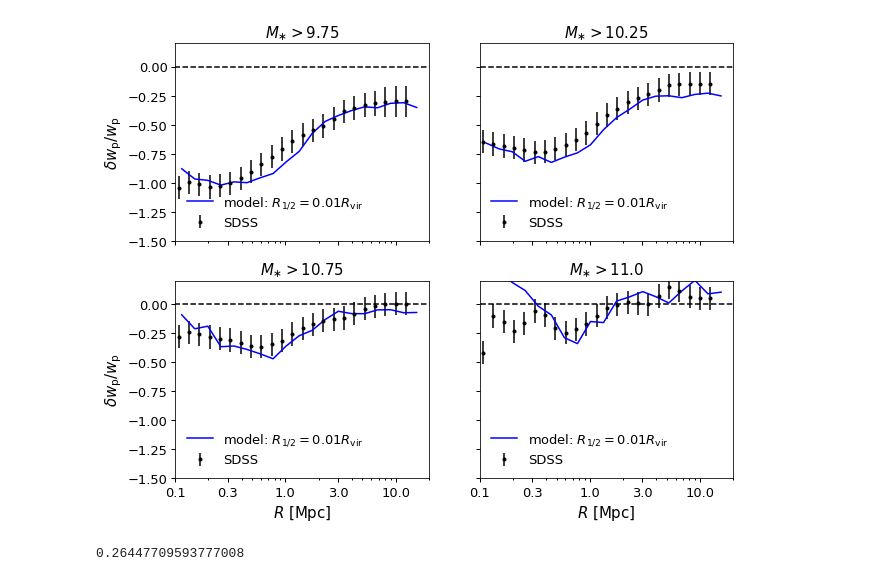
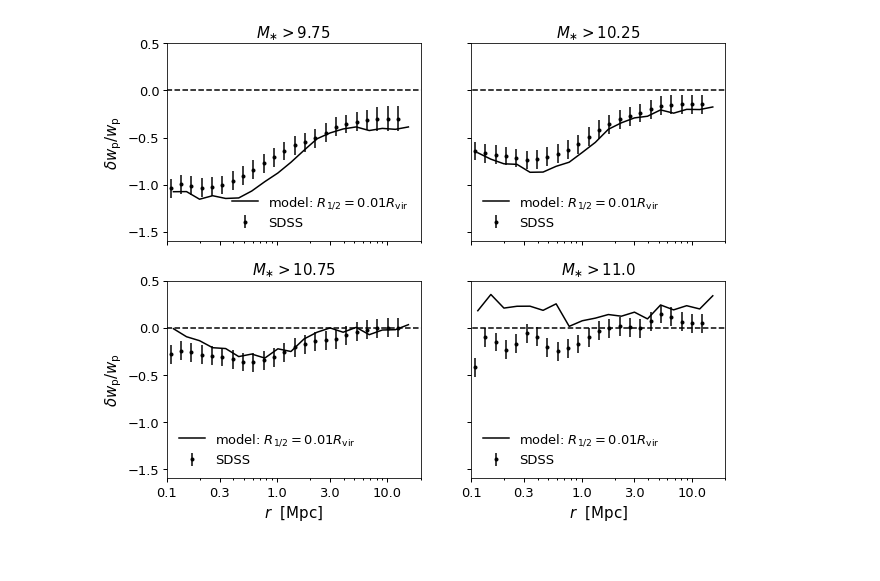
Before and after one commit to aphearin/galsize_models, a Jupyter notebook: notebooks/sham_based_penultimate_results.ipynb, the cells around one changed output. Drawn from its saved outputs; the diff is of its cells as text; code cells hidden in the pictures.

Commit message:
Finished hand-tuning SHAM orphan treatment. Migrated choice into load_baseline_catalogs

```diff
--- a/notebooks/sham_based_penultimate_results.ipynb
+++ b/notebooks/sham_based_penultimate_results.ipynb
@@ -27,13 +27,13 @@ sliding_rank_orders = python_sliding_rank(x, y, window_length)
 size_percentile = (1. + sliding_rank_orders)/float(window_length+1)
 sdss['r50_percentile'] = size_percentile
 # %%
-from galsize_models.models import load_orphan_subhalos, moustakas_sham
+from galsize_models.models import load_orphan_subhalos, moustakas_sham, orphan_selection
 subhalos = load_orphan_subhalos()
 
 subhalos['sm'] = moustakas_sham(subhalos['mpeak'], 0.25)
 
-vmax_ratio_cut = 0.35
-orphan_mask = subhalos['frac_vpeak_remaining'] > vmax_ratio_cut
+orphan_mask = orphan_selection(subhalos)
+
 mock = subhalos[orphan_mask]
 # %%
 from galsize_models.models import component_size_vs_rhalo
@@ -289,11 +315,11 @@ fig, axes = plt.subplots(2, 2, figsize=(10, 8), sharex=True)
 for ax in (ax1, ax2, ax3, ax4):
     xscale = ax.set_xscale('log')
     xlim = ax.set_xlim(0.1, 20)
-    ylim = ax.set_ylim(-1.5, 0.2)
+    ylim = ax.set_ylim(-1.6, 0.5)
     __=ax.plot(np.logspace(-2, 2, 100), np.zeros(100), '--', color='k')
 
-xlabel3 = ax3.set_xlabel(r'$R$ $[{\rm Mpc}]$')
-xlabel4 = ax4.set_xlabel(r'$R$ $[{\rm Mpc}]$')
+xlabel3 = ax3.set_xlabel(r'$r$  $[{\rm Mpc}]$')
+xlabel4 = ax4.set_xlabel(r'$r$  $[{\rm Mpc}]$')
 ylabel1 = ax1.set_ylabel(r'$\delta w_{\rm p} / w_{\rm p}$')
 ylabel3 = ax3.set_ylabel(r'$\delta w_{\rm p} / w_{\rm p}$')
 
@@ -302,6 +328,7 @@ title2 = ax2.set_title(r'$M_{\ast}>10.25$')
 title3 = ax3.set_title(r'$M_{\ast}>10.75$')
 title4 = ax4.set_title(r'$M_{\ast}>11.0$')
 
+ifirst=0
 x = sdss_measurements.rp*littleh
 __=ax1.errorbar(x, sdss_measurements.fracdiff_sm9p75_mpajhu,
                 sdss_measurements.fracdiff_sm9p75_mpajhu_err,
@@ -312,43 +339,42 @@ __=ax2.errorbar(x, sdss_measurements.fracdiff_sm10p25_mpajhu,
 __=ax3.errorbar(x, sdss_measurements.fracdiff_sm10p75_mpajhu,
                 sdss_measurements.fracdiff_sm10p75_mpajhu_err,
                fmt='.', color='k', label=r'SDSS')
-__=ax4.errorbar(x, sdss_measurements.fracdiff_sm11p0_mpajhu,
-                sdss_measurements.fracdiff_sm11p0_mpajhu_err,
+__=ax4.errorbar(x[ifirst:], sdss_measurements.fracdiff_sm11p0_mpajhu[ifirst:],
+                sdss_measurements.fracdiff_sm11p0_mpajhu_err[ifirst:],
                fmt='.', color='k', label=r'SDSS')
 
-__=ax1.plot(rp_mids, fracdiff_sm9p75_nocorr, color='blue',
+ifirst=0
+__=ax1.plot(rp_mids, fracdiff_sm9p75_nocorr, color='k',
            label=r'model: $R_{1/2}=0.01R_{\rm vir}$')
-__=ax2.plot(rp_mids, fracdiff_sm10p25_nocorr, color='blue',
+__=ax2.plot(rp_mids, fracdiff_sm10p25_nocorr, color='k',
            label=r'model: $R_{1/2}=0.01R_{\rm vir}$')
-__=ax3.plot(rp_mids, fracdiff_sm10p75_nocorr, color='blue',
+__=ax3.plot(rp_mids, fracdiff_sm10p75_nocorr, color='k',
            label=r'model: $R_{1/2}=0.01R_{\rm vir}$')
-__=ax4.plot(rp_mids, fracdiff_sm11p0_nocorr, color='blue',
+__=ax4.plot(rp_mids[ifirst:], fracdiff_sm11p0_nocorr[ifirst:], color='k',
             label=r'model: $R_{1/2}=0.01R_{\rm vir}$')
 
 ax3.set_xticks((0.1, 0.3, 1, 3, 10))
 ax4.set_xticks((0.1, 0.3, 1, 3, 10))
 ax1.get_xaxis().set_minor_formatter(ticker.NullFormatter())
 ax1.get_xaxis().set_major_formatter(ticker.NullFormatter())
 ax2.get_xaxis().set_minor_formatter(ticker.NullFormatter())
 ax2.get_xaxis().set_major_formatter(ticker.NullFormatter())
 ax3.get_xaxis().set_major_formatter(ticker.ScalarFormatter())
 ax3.get_xaxis().set_minor_formatter(ticker.NullFormatter())
 ax4.get_xaxis().set_major_formatter(ticker.ScalarFormatter())
 ax4.get_xaxis().set_minor_formatter(ticker.NullFormatter())
 
 labels = [item.get_text() for item in ax2.get_yticklabels()]
 empty_string_labels = ['']*len(labels)
 ax2.set_yticklabels(empty_string_labels)
 ax4.set_yticklabels(empty_string_labels)
 
 legend = ax1.legend()
 legend = ax2.legend()
 legend = ax3.legend()
 legend = ax4.legend()
+
+figname = 'rvir_only_wp_ratios.pdf'
+fig.savefig(figname, bbox_extra_artists=[xlabel3, ylabel3], bbox_inches='tight')
 # %% [output]
-[figure, old version]
+[figure, new version]
-# %%
-mask = (mock['sm'] > 11.25) & (mock['sm'] < 11.35)
-np.mean(mock['upid'][mask] != -1)
-# %% [output]
-0.26447709593777008
```
Also changed, not shown: parts of 4 cells of this notebook, 6 other files.
